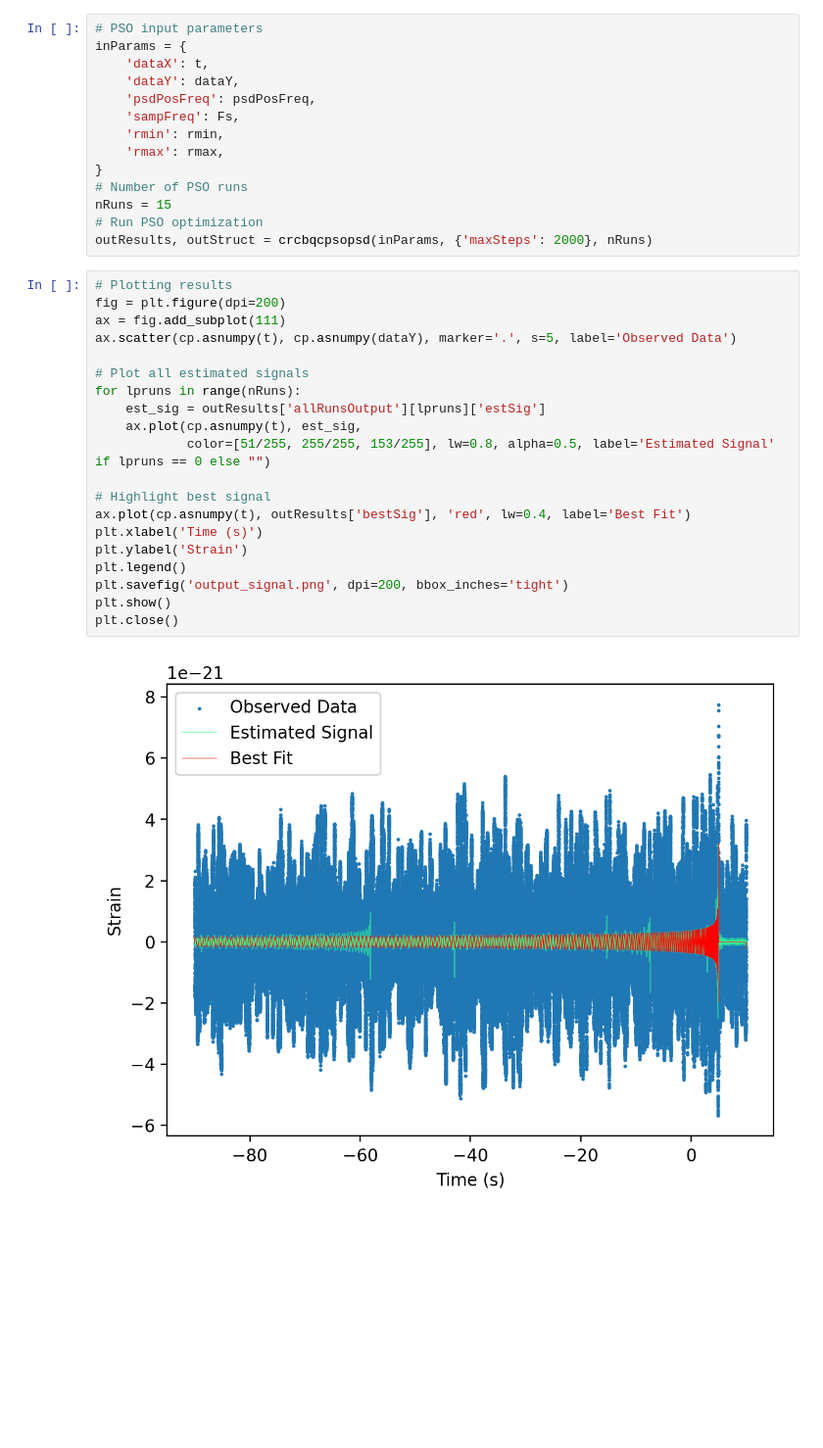
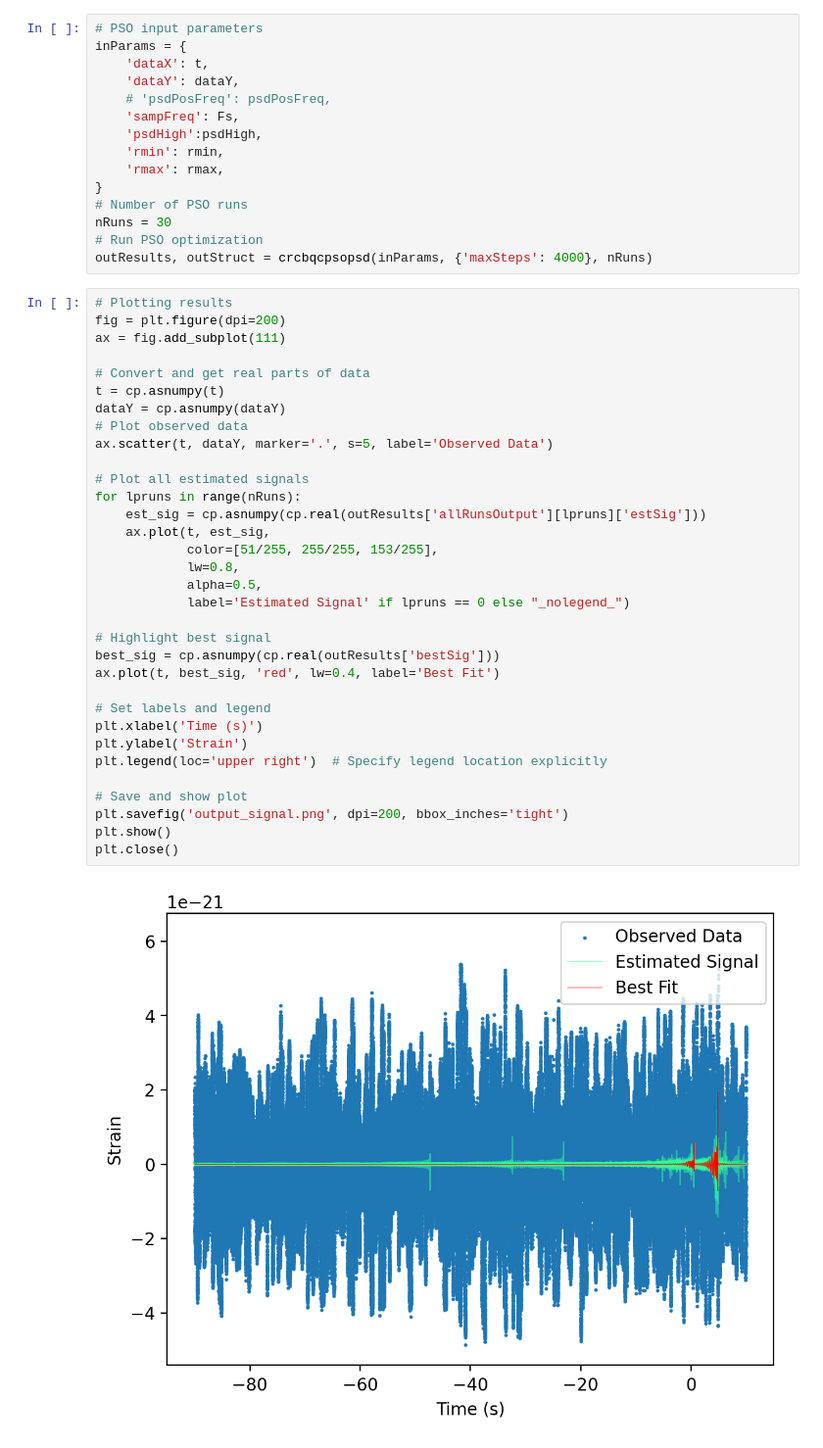
Before and after one commit to WeiQYU/PSO_change, a Jupyter notebook: PSO_change/PSO_GPU/Run_PSO_GPU.ipynb, the cells around one changed output. Shown at 98% size. Cells and saved outputs as stored; diff of their text form; blank space fills up the shorter version.

```diff
--- a/PSO_change/PSO_GPU/Run_PSO_GPU.ipynb
+++ b/PSO_change/PSO_GPU/Run_PSO_GPU.ipynb
@@ -80,35 +86,49 @@ plt.close()
 inParams = {
     'dataX': t,
     'dataY': dataY,
-    'psdPosFreq': psdPosFreq,
+    # 'psdPosFreq': psdPosFreq,
     'sampFreq': Fs,
+    'psdHigh':psdHigh,
     'rmin': rmin,
     'rmax': rmax,
 }
 # Number of PSO runs
-nRuns = 15
+nRuns = 30
 # Run PSO optimization
-outResults, outStruct = crcbqcpsopsd(inParams, {'maxSteps': 2000}, nRuns)
+outResults, outStruct = crcbqcpsopsd(inParams, {'maxSteps': 4000}, nRuns)
 # %%
 # Plotting results
 fig = plt.figure(dpi=200)
 ax = fig.add_subplot(111)
-ax.scatter(cp.asnumpy(t), cp.asnumpy(dataY), marker='.', s=5, label='Observed Data')
+
+# Convert and get real parts of data
+t = cp.asnumpy(t)
+dataY = cp.asnumpy(dataY)
+# Plot observed data
+ax.scatter(t, dataY, marker='.', s=5, label='Observed Data')
 
 # Plot all estimated signals
 for lpruns in range(nRuns):
-    est_sig = outResults['allRunsOutput'][lpruns]['estSig']
-    ax.plot(cp.asnumpy(t), est_sig,
-            color=[51/255, 255/255, 153/255], lw=0.8, alpha=0.5, label='Estimated Signal' if lpruns == 0 else "")
+    est_sig = cp.asnumpy(cp.real(outResults['allRunsOutput'][lpruns]['estSig']))
+    ax.plot(t, est_sig,
+            color=[51/255, 255/255, 153/255],
+            lw=0.8,
+            alpha=0.5,
+            label='Estimated Signal' if lpruns == 0 else "_nolegend_")
 
 # Highlight best signal
-ax.plot(cp.asnumpy(t), outResults['bestSig'], 'red', lw=0.4, label='Best Fit')
+best_sig = cp.asnumpy(cp.real(outResults['bestSig']))
+ax.plot(t, best_sig, 'red', lw=0.4, label='Best Fit')
+
+# Set labels and legend
 plt.xlabel('Time (s)')
 plt.ylabel('Strain')
-plt.legend()
+plt.legend(loc='upper right')  # Specify legend location explicitly
+
+# Save and show plot
 plt.savefig('output_signal.png', dpi=200, bbox_inches='tight')
 plt.show()
 plt.close()
 # %% [output]
-[figure, old version]
+[figure, new version]
 # %%
```
Also changed, not shown: parts of 6 cells of this notebook, 8 other files.
